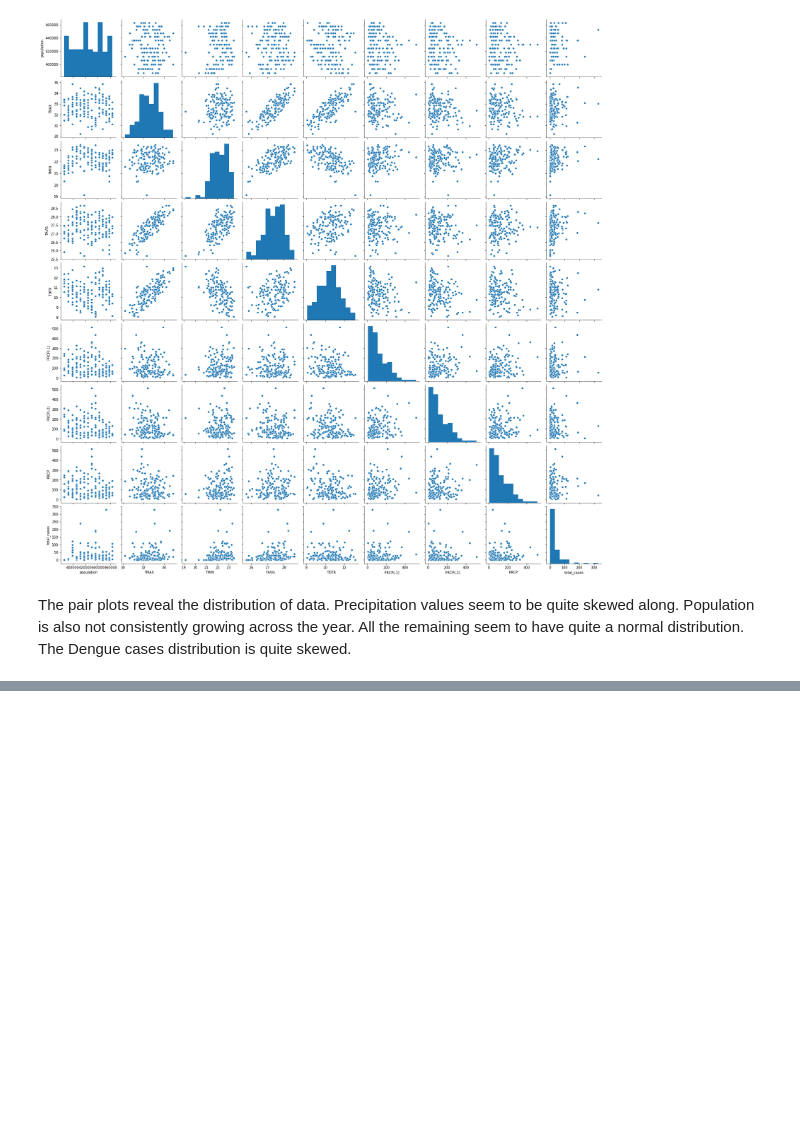
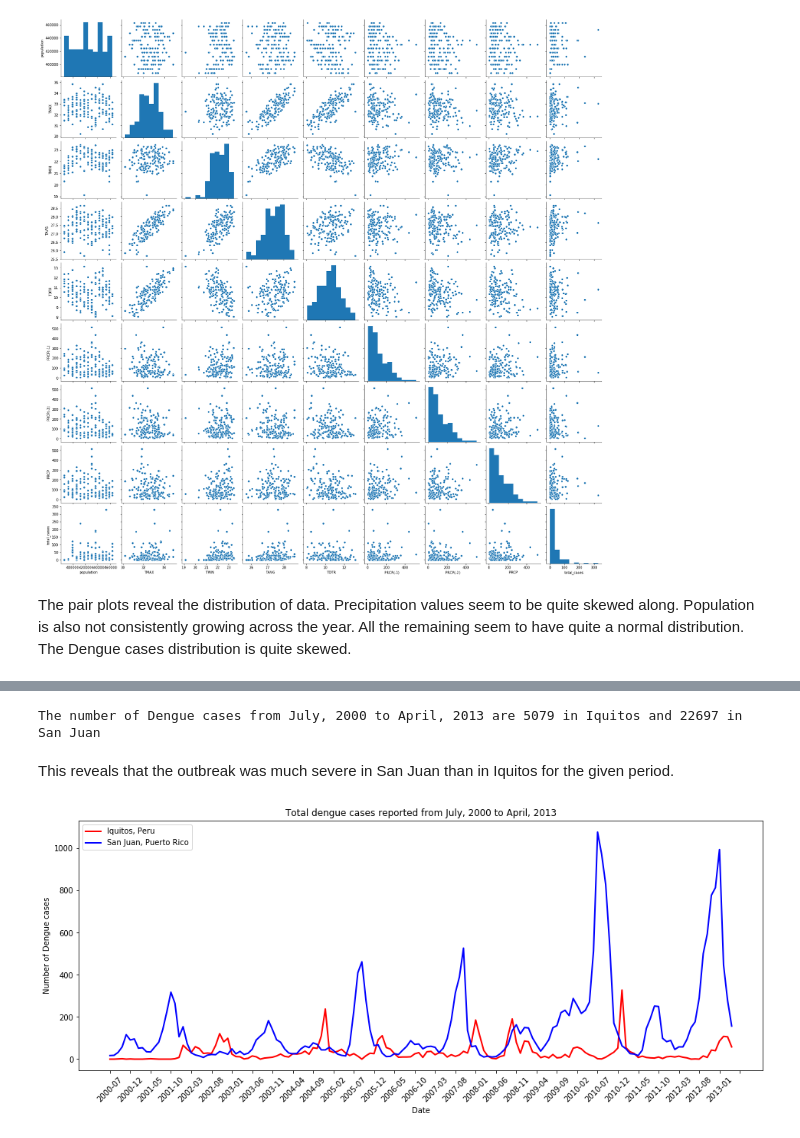
Before and after one commit to ITWSXInformatics/DengueSpreadInformationSystemDSIS, a Jupyter notebook: Data Analysis.ipynb, the cells around one changed output, grey strips where cells are left out. Cells and saved outputs as stored; diff of their text form; code cells hidden in the pictures; blank space fills up the shorter version.

```diff
--- a/Data Analysis.ipynb
+++ b/Data Analysis.ipynb
@@ -123,0 +136,3 @@ The pair plots reveal the distribution of data. Precipitation values seem to be
+# %%
+dataset = pd.read_csv("data/complete_data.csv")
+dataset.head()
@@ -123,0 +150,27 @@ The pair plots reveal the distribution of data. Precipitation values seem to be
+# %%
+iquitos_data = dataset[dataset['place'] == 'Iquitos'].reset_index(drop = True)
+san_juan_data = dataset[dataset['place'] == 'San Juan'].reset_index(drop = True)
+# %%
+limited_iquitos_data = iquitos_data[:-2]
+limited_san_juan_data = san_juan_data[123:]
+# %%
+print("The number of Dengue cases from July, 2000 to April, 2013 are {} in Iquitos and {} in San Juan".format(
+    sum(limited_iquitos_data['total_cases']), sum(limited_san_juan_data['total_cases'])))
+# %% [output]
+The number of Dengue cases from July, 2000 to April, 2013 are 5079 in Iquitos and 22697 in San Juan
+# %% [markdown]
+This reveals that the outbreak was much severe in San Juan than in Iquitos for the given period.
+# %%
+plt.figure(figsize = (16, 6))
+plt.plot(limited_iquitos_data['date'], limited_iquitos_data['total_cases'],
+         color = 'red', linewidth = 2, label = 'Iquitos, Peru')
+plt.plot(limited_san_juan_data['date'], limited_san_juan_data['total_cases'],
+         color = 'blue', linewidth = 2, label = 'San Juan, Puerto Rico')
+plt.xticks(np.arange(0, 160, 5), rotation = 45)
+plt.xlabel("Date")
+plt.ylabel("Number of Dengue cases")
+plt.title("Total dengue cases reported from July, 2000 to April, 2013")
+plt.legend()
+plt.show()
+# %% [output]
+[figure, added]
```
Also changed, not shown: parts of 8 cells of this notebook.
